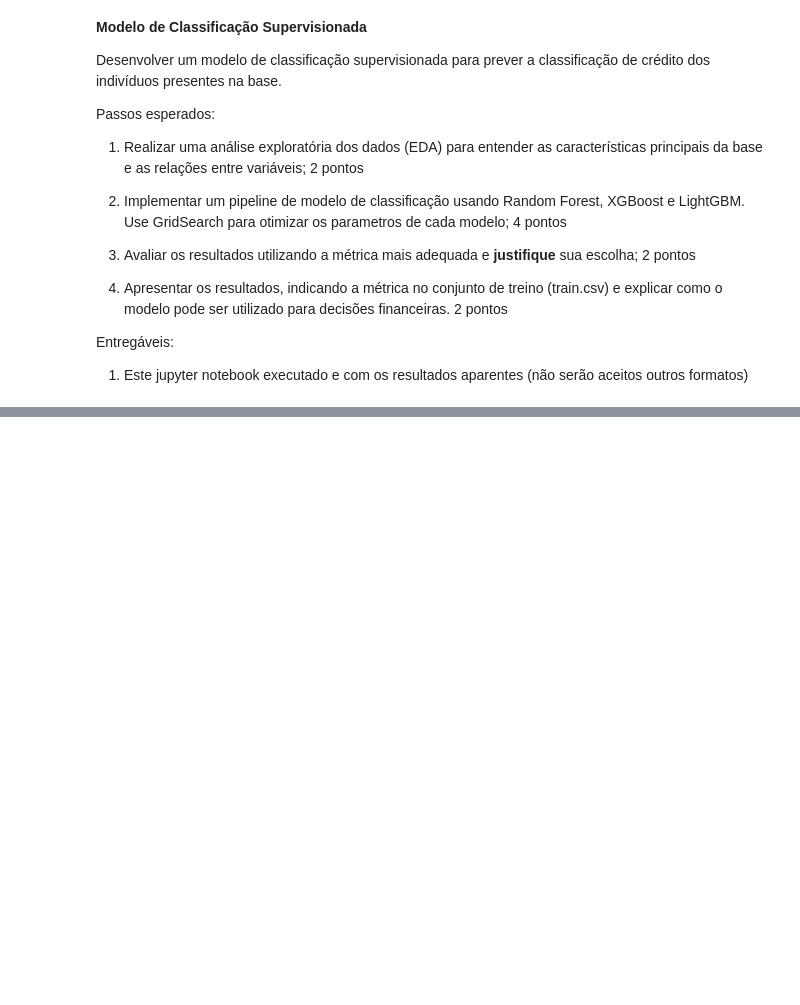
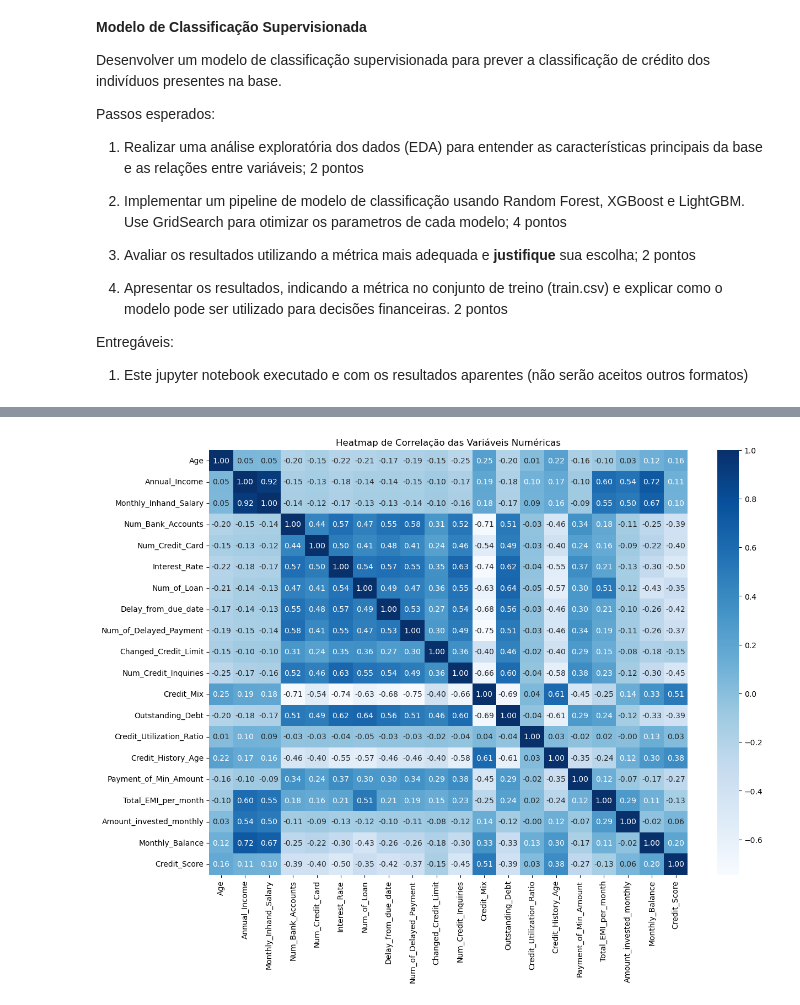
Before and after one commit to eroiborges/projetointegrado, a Jupyter notebook: Trabalho Final ML.ipynb, the cells around one changed output, grey strips where cells are left out. Saved outputs shown, nothing was run; the diff lists cells and outputs as text; code cells hidden in the pictures; blank space fills up the shorter version.

```diff
--- a/Trabalho Final ML.ipynb
+++ b/Trabalho Final ML.ipynb
@@ -33,0 +134,6 @@ Entregáveis:
+# %%
+def remove_outliers_iqr(df, column):
+    Q1 = df[column].quantile(0.25)
+    Q3 = df[column].quantile(0.75)
+    IQR = Q3 - Q1
+    return df[(df[column] >= Q1 - 1.5 * IQR) & (df[column] <= Q3 + 1.5 * IQR)]
@@ -33,0 +237,4 @@ Entregáveis:
+# %%
+print("\nMatriz de correlação:")
+corr = df.corr(numeric_only=True)
+display(corr)
@@ -33,0 +260,7 @@ Entregáveis:
+# %%
+plt.figure(figsize=(14,10))
+sns.heatmap(corr, annot=True, cmap='Blues', fmt='.2f')
+plt.title('Heatmap de Correlação das Variáveis Numéricas')
+plt.show()
+# %% [output]
+[figure, added]
```
Also changed, not shown: parts of 25 cells of this notebook.
